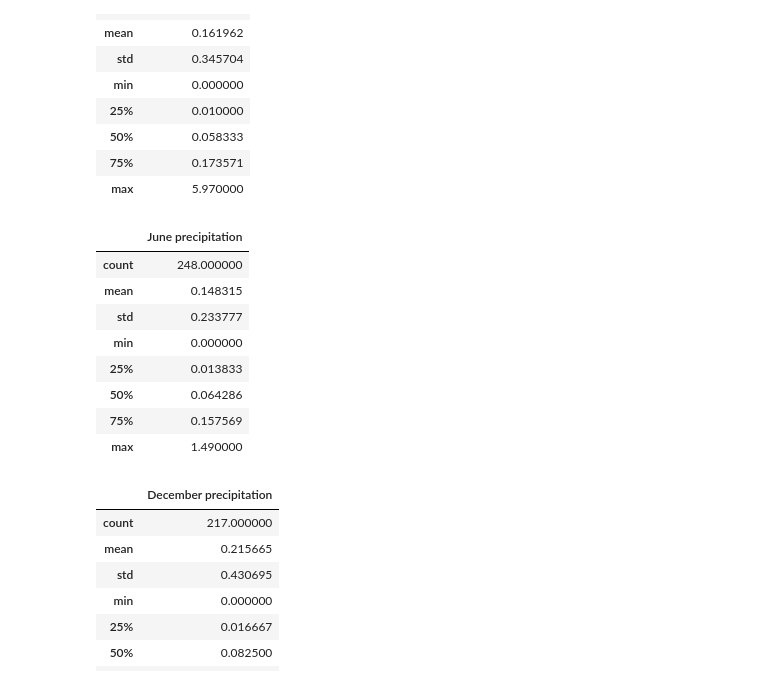
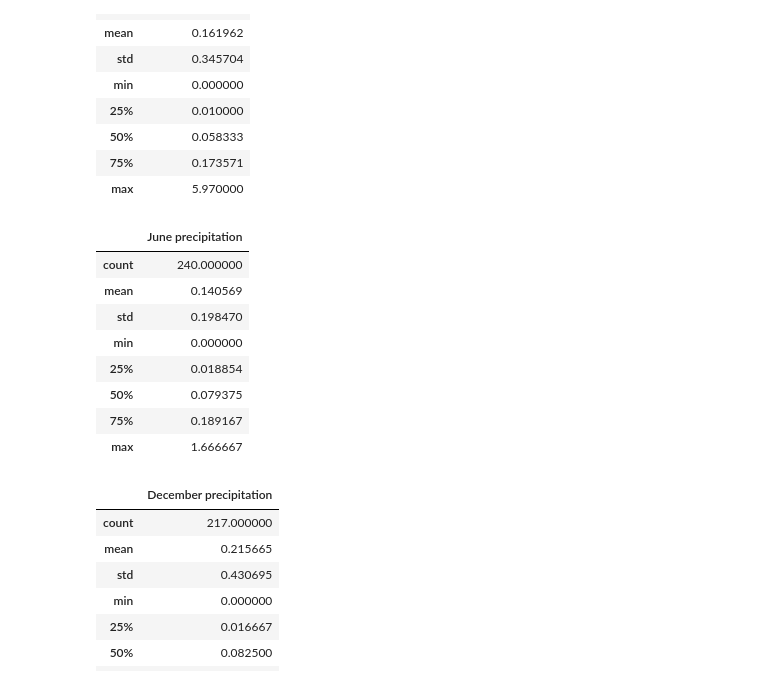
Before and after one commit to m-miley/surfs_up, a Jupyter notebook: SurfsUp_Challenge.ipynb, the cells around one changed output. Cells and saved outputs as stored; diff of their text form; code cells hidden in the pictures.

```diff
--- a/SurfsUp_Challenge.ipynb
+++ b/SurfsUp_Challenge.ipynb
@@ -172,23 +172,23 @@ precip_df.describe()
 # %%
 ### Precipitation ###
 
 # Since variable readings for each date, must get avg per day first then create df
 june_precip = session.query(Measurement.date, func.avg(Measurement.prcp)).\
-    filter(func.strftime("%m", Measurement.date) == "05").\
+    filter(func.strftime("%m", Measurement.date) == "06").\
     group_by(Measurement.date).all()
 june_precip = [i[1] for i in june_precip]
 june_precip_df = pd.DataFrame(june_precip, columns=['June precipitation'])
 june_precip_df.describe()
 # %% [output]
 |  | June precipitation |
-| count | 248.000000 |
-| mean | 0.148315 |
-| std | 0.233777 |
+| count | 240.000000 |
+| mean | 0.140569 |
+| std | 0.198470 |
 | min | 0.000000 |
-| 25% | 0.013833 |
-| 50% | 0.064286 |
-| 75% | 0.157569 |
-| max | 1.490000 |
+| 25% | 0.018854 |
+| 50% | 0.079375 |
+| 75% | 0.189167 |
+| max | 1.666667 |
 # %%
 dec_precip = session.query(Measurement.date, func.avg(Measurement.prcp)).\
     filter(func.strftime("%m", Measurement.date) == "12").\
```
Also changed, not shown: parts of 4 cells of this notebook.
